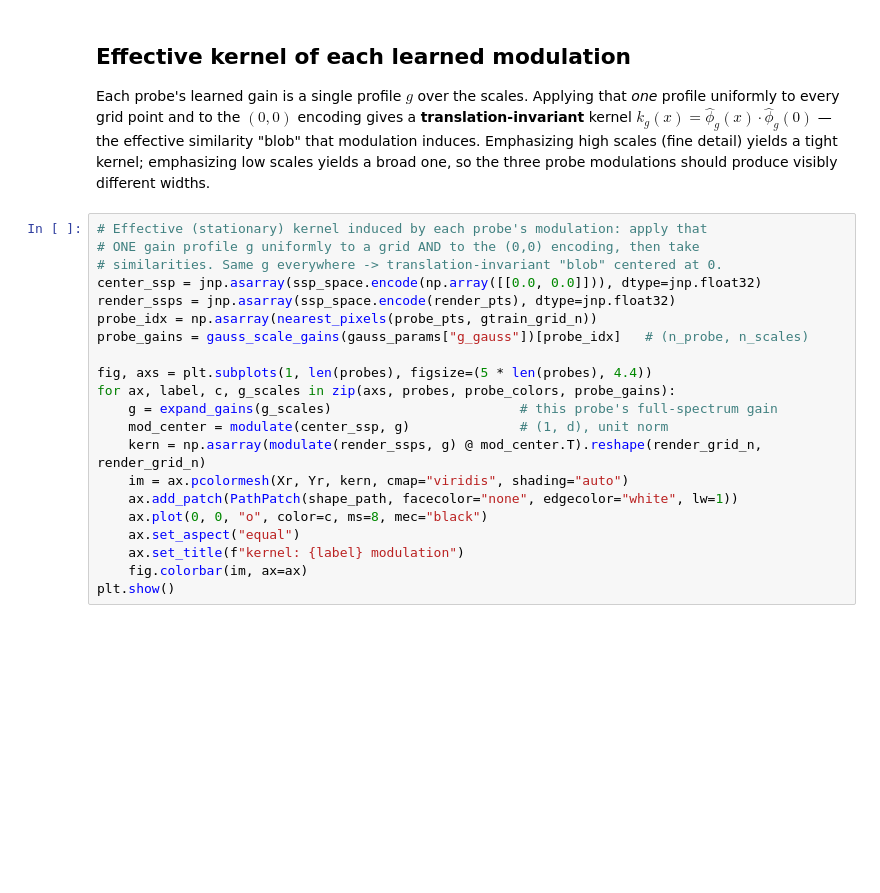
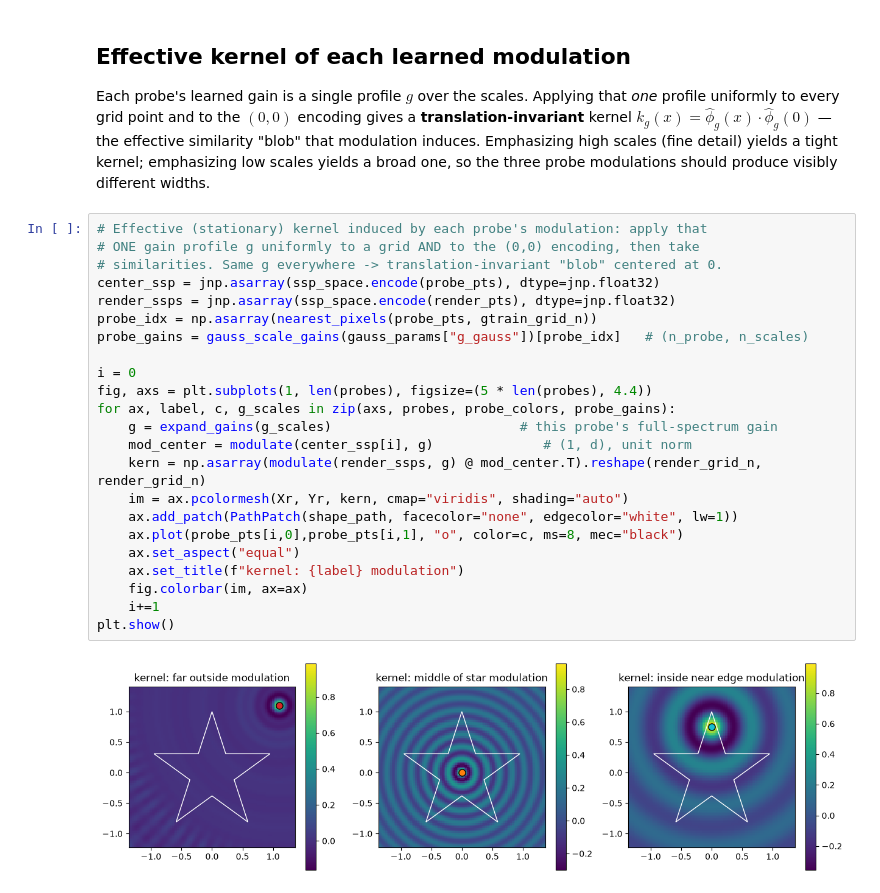
Before and after one commit to neuromorphs/MultiScaleSSPs, a Jupyter notebook: examples/star_ssp_mean.ipynb, the cells around one changed output. Cells and saved outputs as stored; diff of their text form; blank space fills up the shorter version.

```diff
--- a/examples/star_ssp_mean.ipynb
+++ b/examples/star_ssp_mean.ipynb
@@ -463,21 +498,25 @@ so the three probe modulations should produce visibly different widths.
 # %%
 # Effective (stationary) kernel induced by each probe's modulation: apply that
 # ONE gain profile g uniformly to a grid AND to the (0,0) encoding, then take
 # similarities. Same g everywhere -> translation-invariant "blob" centered at 0.
-center_ssp = jnp.asarray(ssp_space.encode(np.array([[0.0, 0.0]])), dtype=jnp.float32)
+center_ssp = jnp.asarray(ssp_space.encode(probe_pts), dtype=jnp.float32)
 render_ssps = jnp.asarray(ssp_space.encode(render_pts), dtype=jnp.float32)
 probe_idx = np.asarray(nearest_pixels(probe_pts, gtrain_grid_n))
 probe_gains = gauss_scale_gains(gauss_params["g_gauss"])[probe_idx]   # (n_probe, n_scales)
 
+i = 0
 fig, axs = plt.subplots(1, len(probes), figsize=(5 * len(probes), 4.4))
 for ax, label, c, g_scales in zip(axs, probes, probe_colors, probe_gains):
     g = expand_gains(g_scales)                        # this probe's full-spectrum gain
-    mod_center = modulate(center_ssp, g)              # (1, d), unit norm
+    mod_center = modulate(center_ssp[i], g)              # (1, d), unit norm
     kern = np.asarray(modulate(render_ssps, g) @ mod_center.T).reshape(render_grid_n, render_grid_n)
     im = ax.pcolormesh(Xr, Yr, kern, cmap="viridis", shading="auto")
     ax.add_patch(PathPatch(shape_path, facecolor="none", edgecolor="white", lw=1))
-    ax.plot(0, 0, "o", color=c, ms=8, mec="black")
+    ax.plot(probe_pts[i,0],probe_pts[i,1], "o", color=c, ms=8, mec="black")
     ax.set_aspect("equal")
     ax.set_title(f"kernel: {label} modulation")
     fig.colorbar(im, ax=ax)
+    i+=1
 plt.show()
+# %% [output]
+[figure, added]
```
Also changed, not shown: parts of 10 cells of this notebook.
